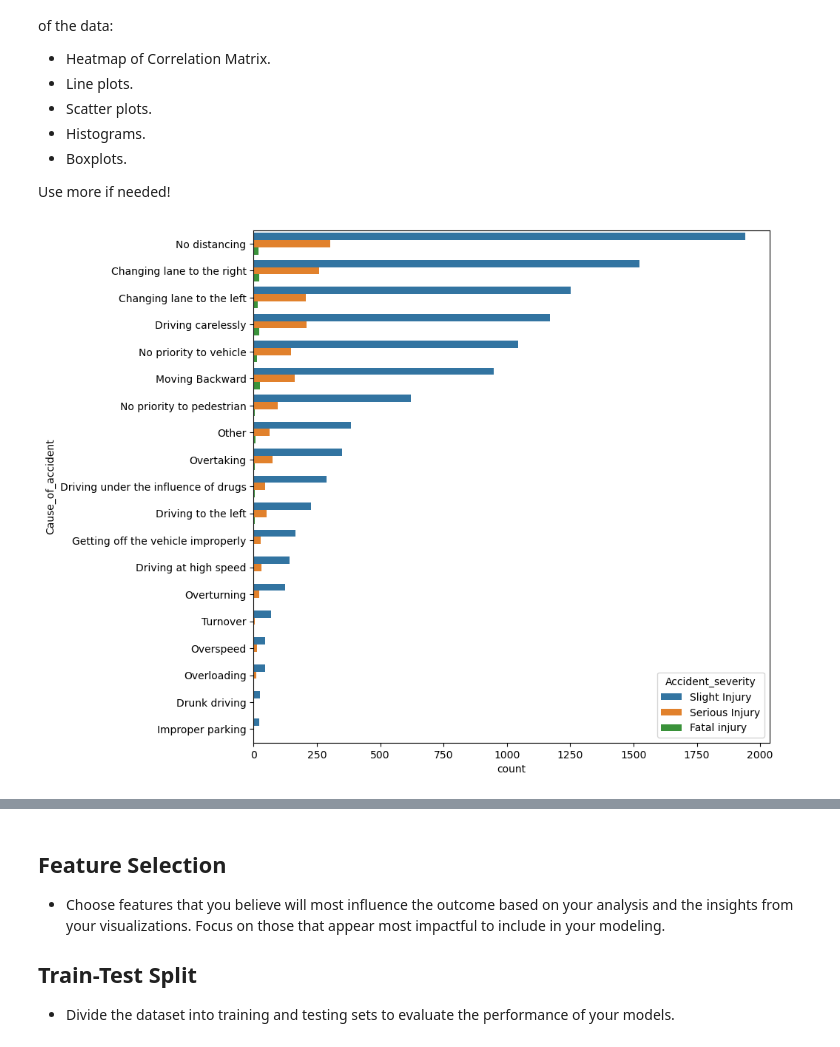
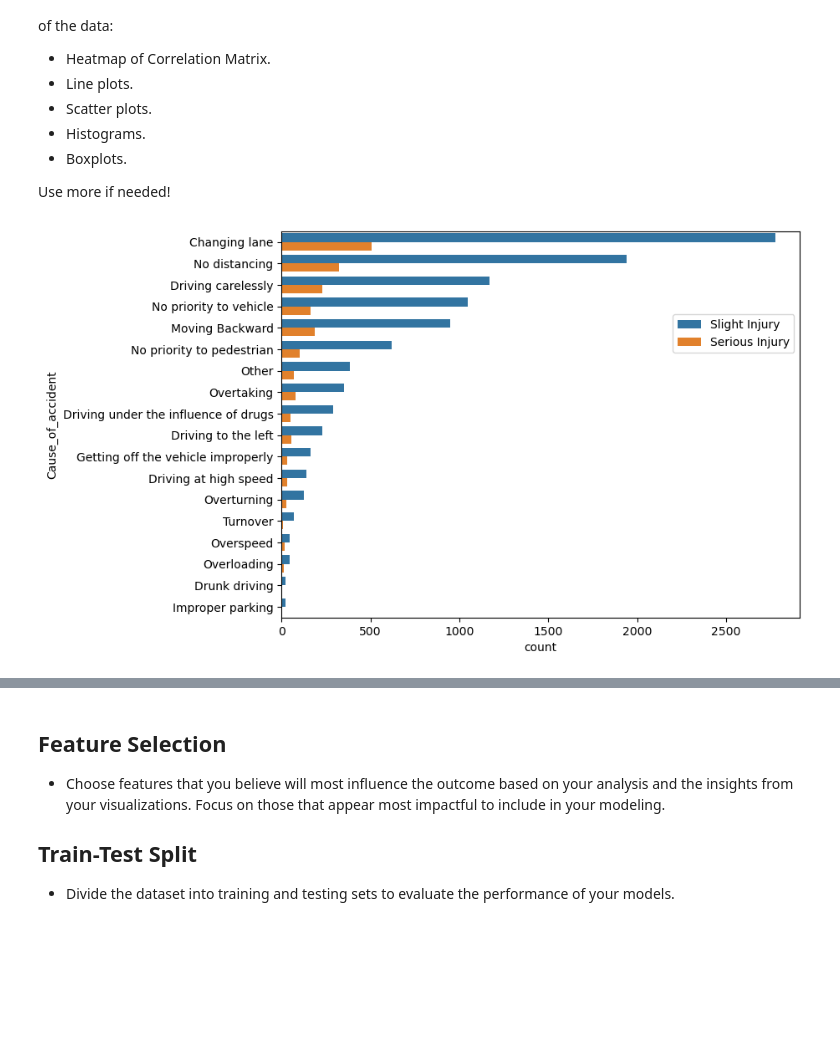
Before and after one commit to AlbadeaSaad/Task---2, a Jupyter notebook: Week - 2 Task - 2.ipynb, the cells around one changed output, grey strips where cells are left out. Saved outputs shown, nothing was run; the diff lists cells and outputs as text; code cells hidden in the pictures; blank space fills up the shorter version.

```diff
--- a/Week - 2 Task - 2.ipynb
+++ b/Week - 2 Task - 2.ipynb
@@ -154,5 +120,12 @@ Data preprocessing is essential for transforming raw data into a format suitable
 
 Consider these steps as a foundation, and feel free to introduce additional preprocessing techniques as needed to address specific characteristics of your dataset.
 # %%
-df.replace('Unknown', np.nan, regex=True, inplace=True)
-df.replace('unknown', np.nan, regex=True, inplace=True)
+#nan recognition:
+df.replace({'Unknown' : np.nan,
+            'unknown' : np.nan}, regex=True, inplace=True)
+
+#This is the same act regardless of which direction:
+df['Cause_of_accident'].replace(['Changing lane to the right', 'Changing lane to the left'], 'Changing lane', inplace = True)
+
+# Making it a 0, 1 classification as we label both of them as life-threatning:
+df['Accident_severity'].replace('Fatal injury', 'Serious Injury', inplace = True)
@@ -179,0 +167,9 @@ memory usage: 1.0+ MB
+# %%
+
+plt.figure(figsize = [6,7])
+df['Time'] = pd.to_datetime(df['Time'], format='mixed')
+df['hour'] = df['Time'].dt.hour
+sorted_hour = df['hour'].value_counts().index
+
+sb.countplot(y = df['hour'], order = sorted_hour, hue = df['Accident_severity']);
+plt.title('Most times Car Accidents occur during the day (Hour)');
@@ -189,15 +189,9 @@ Create various plots to visualize the relationships in the data. Consider using
 
 Use more if needed!
 # %%
-# In general, Series, Fatal car accidents occurs only rarely. However, we must zoom in to their causes to get a better understandinges
-# - Most accidents occurs from two causes:
-# 1 - No Distancing
-# 2 - Changing Lane to the right
-# 3 - Changing Lane to the left
-# Tracking which of the given indivisuals who does these behaviors will help with modeling accurecy.
-
-plt.figure(figsize = [9,9])
+plt.figure(figsize = [8, 6])
 sorted_cause = df['Cause_of_accident'].value_counts().index
 sb.countplot(data = df, y = 'Cause_of_accident', hue = 'Accident_severity', order = sorted_cause);
+plt.legend(bbox_to_anchor = [1,0.8]);
 # %% [output]
-[figure, old version]
+[figure, new version]
```
Also changed, not shown: parts of 56 cells of this notebook.
